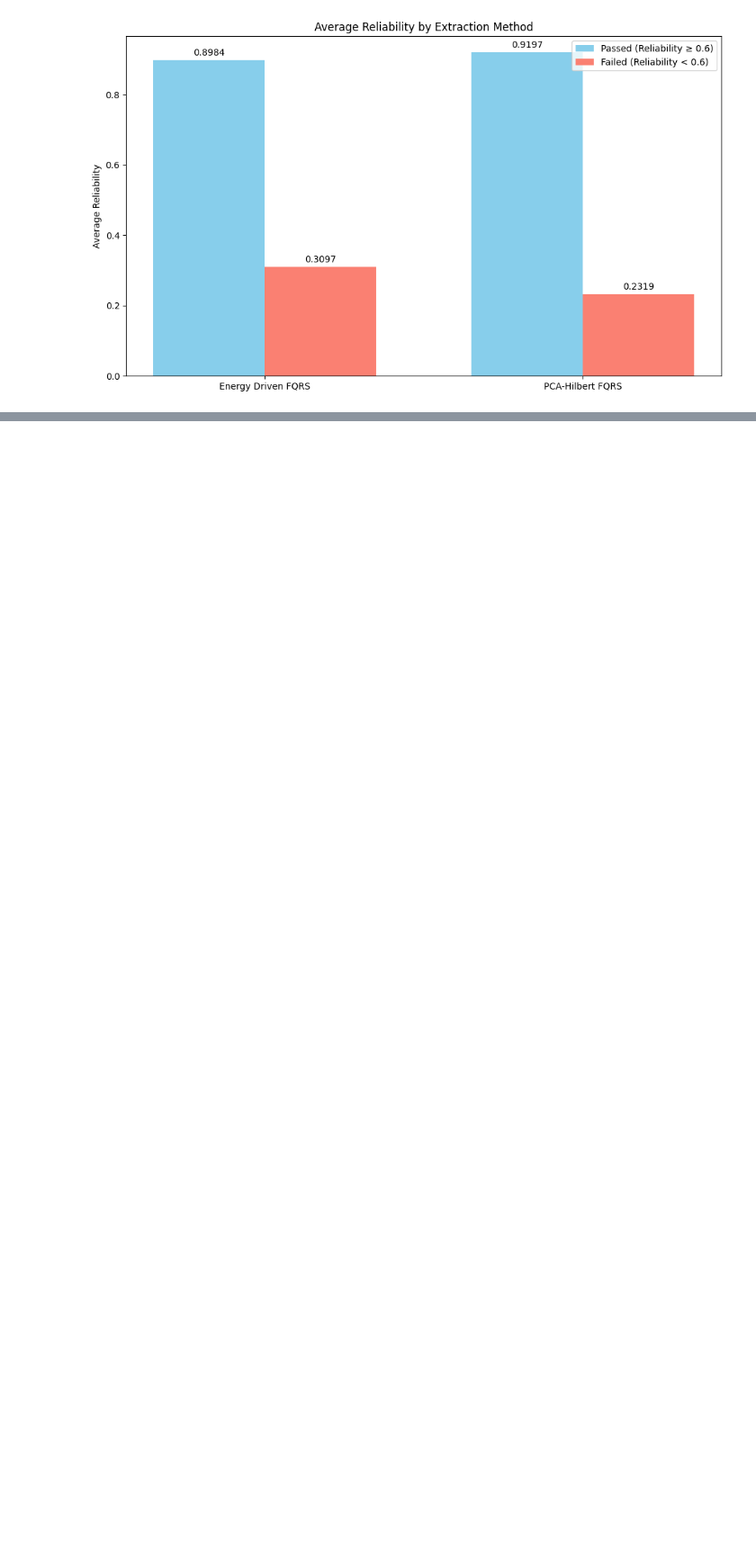
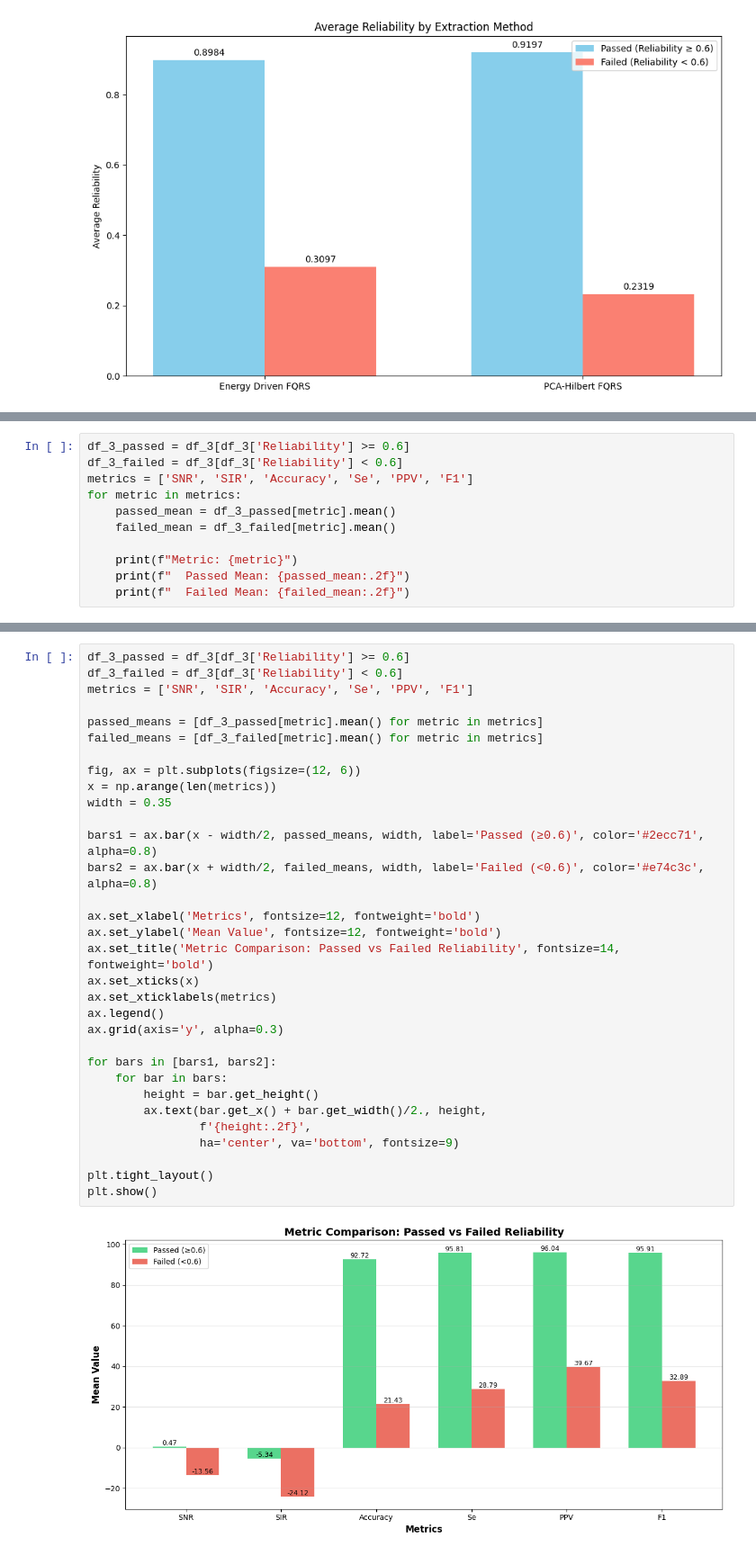
Before and after one commit to pizoz/BSP-Project, a Jupyter notebook: pipeline.ipynb, the cells around one changed output, grey strips where cells are left out. Shown at 90% size. Drawn from its saved outputs; the diff is of its cells as text; blank space fills up the shorter version.

```diff
--- a/pipeline.ipynb
+++ b/pipeline.ipynb
@@ -284,3 +282,14 @@ Average Reliability ICA: 0.4931
 Average Reliability Energy Driven FQRS: 0.6159
 Average Reliability PCA-Hilbert FQRS: 0.6171
 [figure]
+# %%
+df_3_passed = df_3[df_3['Reliability'] >= 0.6]
+df_3_failed = df_3[df_3['Reliability'] < 0.6]
+metrics = ['SNR', 'SIR', 'Accuracy', 'Se', 'PPV', 'F1']
+for metric in metrics:
+    passed_mean = df_3_passed[metric].mean()
+    failed_mean = df_3_failed[metric].mean()
+
+    print(f"Metric: {metric}")
+    print(f"  Passed Mean: {passed_mean:.2f}")
+    print(f"  Failed Mean: {failed_mean:.2f}")
@@ -286,0 +315,34 @@ Average Reliability PCA-Hilbert FQRS: 0.6171
+# %%
+df_3_passed = df_3[df_3['Reliability'] >= 0.6]
+df_3_failed = df_3[df_3['Reliability'] < 0.6]
+metrics = ['SNR', 'SIR', 'Accuracy', 'Se', 'PPV', 'F1']
+
+passed_means = [df_3_passed[metric].mean() for metric in metrics]
+failed_means = [df_3_failed[metric].mean() for metric in metrics]
+
+fig, ax = plt.subplots(figsize=(12, 6))
+x = np.arange(len(metrics))
+width = 0.35
+
+bars1 = ax.bar(x - width/2, passed_means, width, label='Passed (≥0.6)', color='#2ecc71', alpha=0.8)
+bars2 = ax.bar(x + width/2, failed_means, width, label='Failed (<0.6)', color='#e74c3c', alpha=0.8)
+
+ax.set_xlabel('Metrics', fontsize=12, fontweight='bold')
+ax.set_ylabel('Mean Value', fontsize=12, fontweight='bold')
+ax.set_title('Metric Comparison: Passed vs Failed Reliability', fontsize=14, fontweight='bold')
+ax.set_xticks(x)
+ax.set_xticklabels(metrics)
+ax.legend()
+ax.grid(axis='y', alpha=0.3)
+
+for bars in [bars1, bars2]:
+    for bar in bars:
+        height = bar.get_height()
+        ax.text(bar.get_x() + bar.get_width()/2., height,
+                f'{height:.2f}',
+                ha='center', va='bottom', fontsize=9)
+
+plt.tight_layout()
+plt.show()
+# %% [output]
+[figure, added]
```
Also changed, not shown: parts of 2 cells of this notebook, 2 other files.
